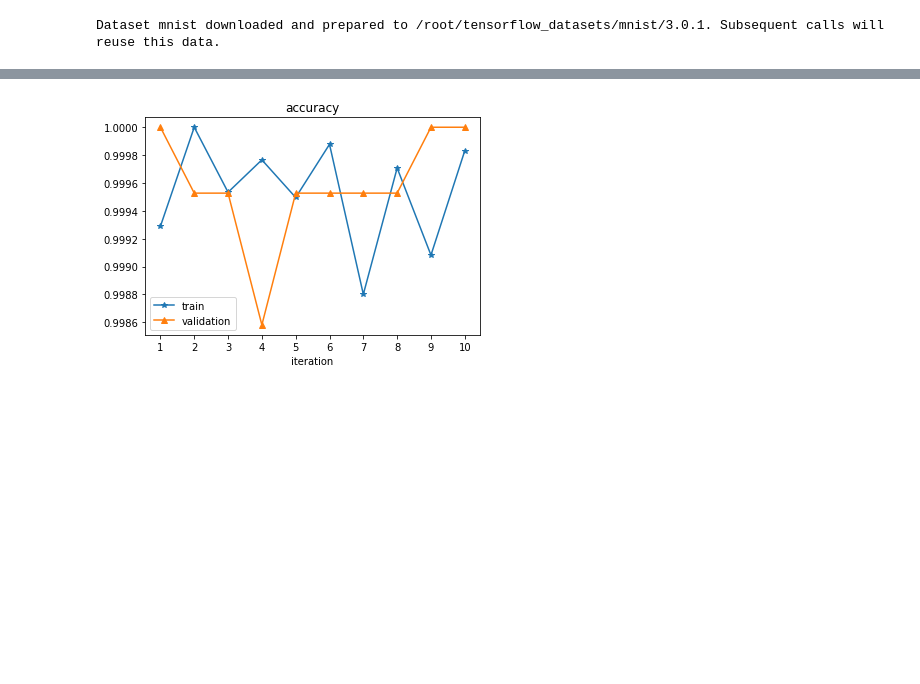
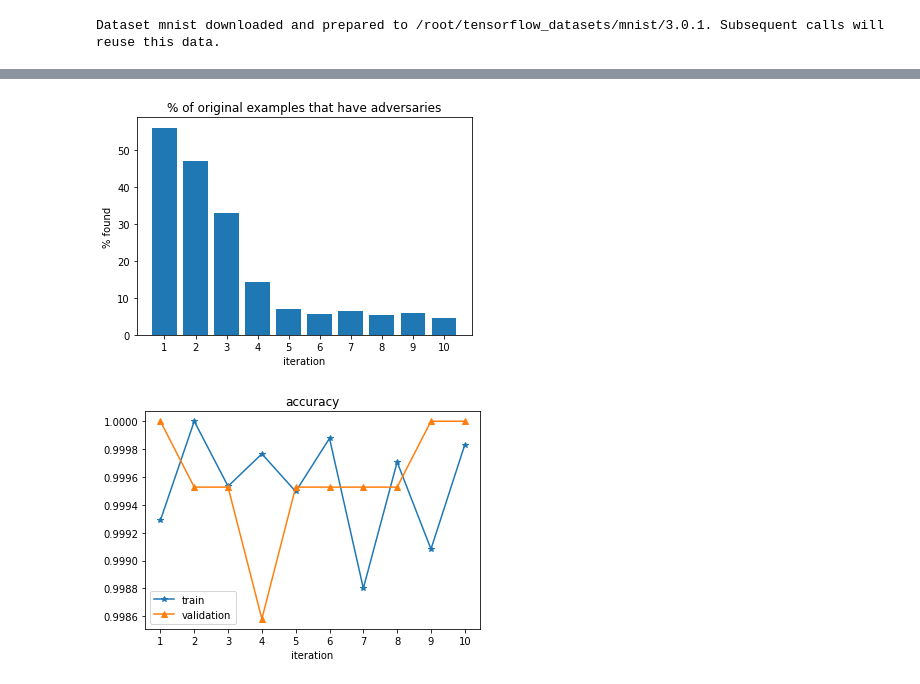
Before and after one commit to eileen-code4fun/MachineLearning, a Jupyter notebook: adversarial/adversarial.ipynb, the cells around one changed output, grey strips where cells are left out. Cells and saved outputs as stored; diff of their text form; code cells hidden in the pictures; blank space fills up the shorter version.

```diff
--- a/adversarial/adversarial.ipynb
+++ b/adversarial/adversarial.ipynb
@@ -171,3 +198,19 @@ plt.show()
+# %%
+adv = []
+for i in range(1, 11):
+  t = 0.0
+  for img, label in ds_train[i]:
+    t += 1
+  adv.append(t/total*100)
+# %%
+plt.bar(range(1, 11), adv)
+plt.xticks(np.arange(1, 11, 1.0))
+plt.xlabel('iteration')
+plt.ylabel('% found')
+plt.title('% of original examples that have adversaries')
+plt.show()
+# %% [output]
+[figure, added]
 # %%
 x = range(1, 11)
 t_accuracy = [ x.history['binary_accuracy'][4] for x in histories]
```
Also changed, not shown: parts of 6 cells of this notebook.
